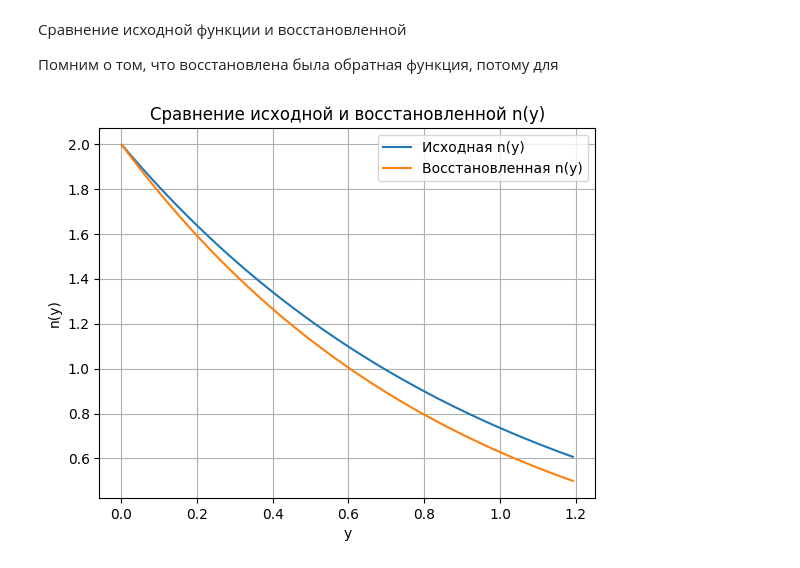
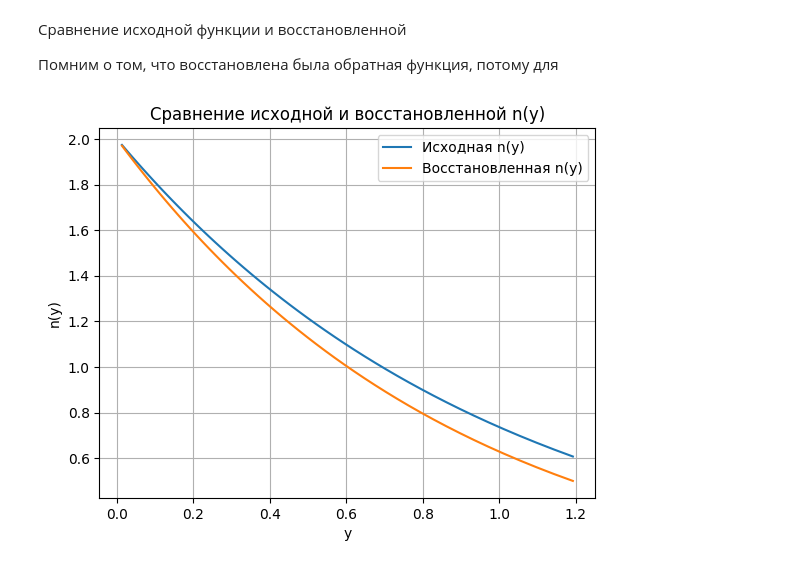
Before and after one commit to Rodeffs/Year4_Programming, a Jupyter notebook: Inverse_Problems/03_lab/inverse_kinematic_problem.ipynb, the cells around one changed output. Drawn from its saved outputs; the diff is of its cells as text; code cells hidden in the pictures.

```diff
--- a/Inverse_Problems/03_lab/inverse_kinematic_problem.ipynb
+++ b/Inverse_Problems/03_lab/inverse_kinematic_problem.ipynb
@@ -196,17 +196,17 @@ def n_inverse_reconstructed(r):
 
 Помним о том, что восстановлена была обратная функция, потому для
 # %%
-p_reconstructed = np.linspace(p0, n0, steps, endpoint=False)
+p_reconstructed = np.linspace(p0, n0, 50, endpoint=False)
 y_values = [n_inverse_reconstructed(r) for r in p_reconstructed]
 p_true = [n(y) for y in y_values]
 
 plt.plot(y_values, p_true, label="Исходная n(y)")
 plt.plot(y_values, p_reconstructed, label="Восстановленная n(y)")
 plt.xlabel("y")
 plt.ylabel("n(y)")
 plt.title("Сравнение исходной и восстановленной n(y)")
 plt.legend()
 plt.grid()
 plt.show()
 # %% [output]
-[figure, old version]
+[figure, new version]
```
